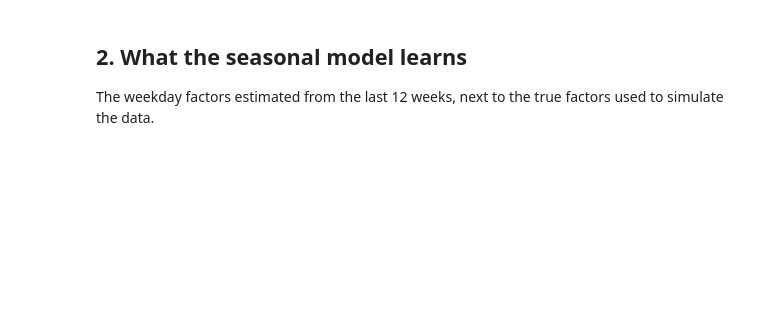
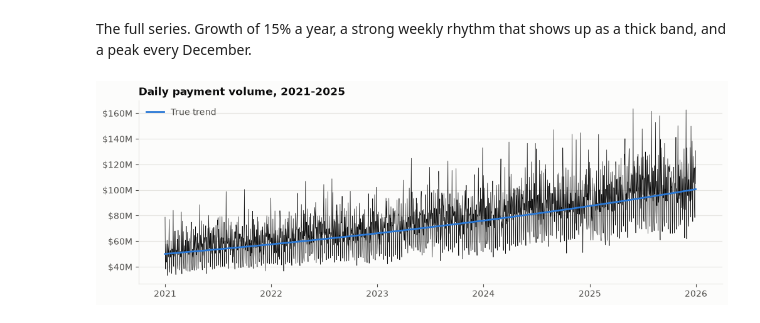
Before and after one commit to marlondocouto2/weekday-seasonal-forecaster, a Jupyter notebook: notebooks/walkthrough.ipynb, the cells around one changed output. Saved outputs shown, nothing was run; the diff lists cells and outputs as text; code cells hidden in the pictures; blank space fills up the shorter version.

```diff
--- a/notebooks/walkthrough.ipynb
+++ b/notebooks/walkthrough.ipynb
@@ -6,7 +13,16 @@ This notebook shows the pieces behind `scripts/run_pipeline.py`: the synthetic d
 import sys
 sys.path.insert(0, '../src')
 
+import numpy as np
 import pandas as pd
+import matplotlib.pyplot as plt
+
 from weekday_seasonal_forecaster import generate_daily_flows, SeasonalWeekday, NaiveWeekly, MovingAverage
 from weekday_seasonal_forecaster.data import TRUE_WEEKDAY_FACTORS
-from weekday_seasonal_forecaster.evaluate import walk_forward, results_table
+from weekday_seasonal_forecaster.features import month_bucket
+from weekday_seasonal_forecaster.evaluate import walk_forward, results_table, error_by_weekday
+from weekday_seasonal_forecaster import plots   # also sets the chart style
+from weekday_seasonal_forecaster.plots import COLORS, INK, INK_2, GRID
+
+def millions(ax):
+    ax.yaxis.set_major_formatter(plt.FuncFormatter(lambda v, _: f'${v/1e6:,.0f}M'))
@@ -19,5 +44,0 @@ df.head(10)
-# %%
-df.set_index('date')['volume'].loc['2025-09':'2025-12'].plot(figsize=(11, 3), title='Daily volume, Sep to Dec 2025');
-# %% [markdown]
-## 2. What the seasonal model learns
-The weekday factors estimated from the last 12 weeks, next to the true factors used to simulate the data.
@@ -33,0 +45,12 @@ model.predict(14)  # next two weeks
+# %% [markdown]
+The full series. Growth of 15% a year, a strong weekly rhythm that shows up as a thick band, and a peak every December.
+# %%
+s = df.set_index('date')
+fig, ax = plt.subplots(figsize=(12, 3.8))
+ax.plot(s.index, s.volume, color=INK, lw=0.5)
+ax.plot(s.index, s.trend, color=COLORS['SeasonalWeekday'], lw=2, label='True trend')
+ax.set_title('Daily payment volume, 2021-2025')
+ax.legend(loc='upper left')
+millions(ax)
+# %% [output]
+[figure, added]
```
Also changed, not shown: parts of 24 cells of this notebook, 8 other files.
